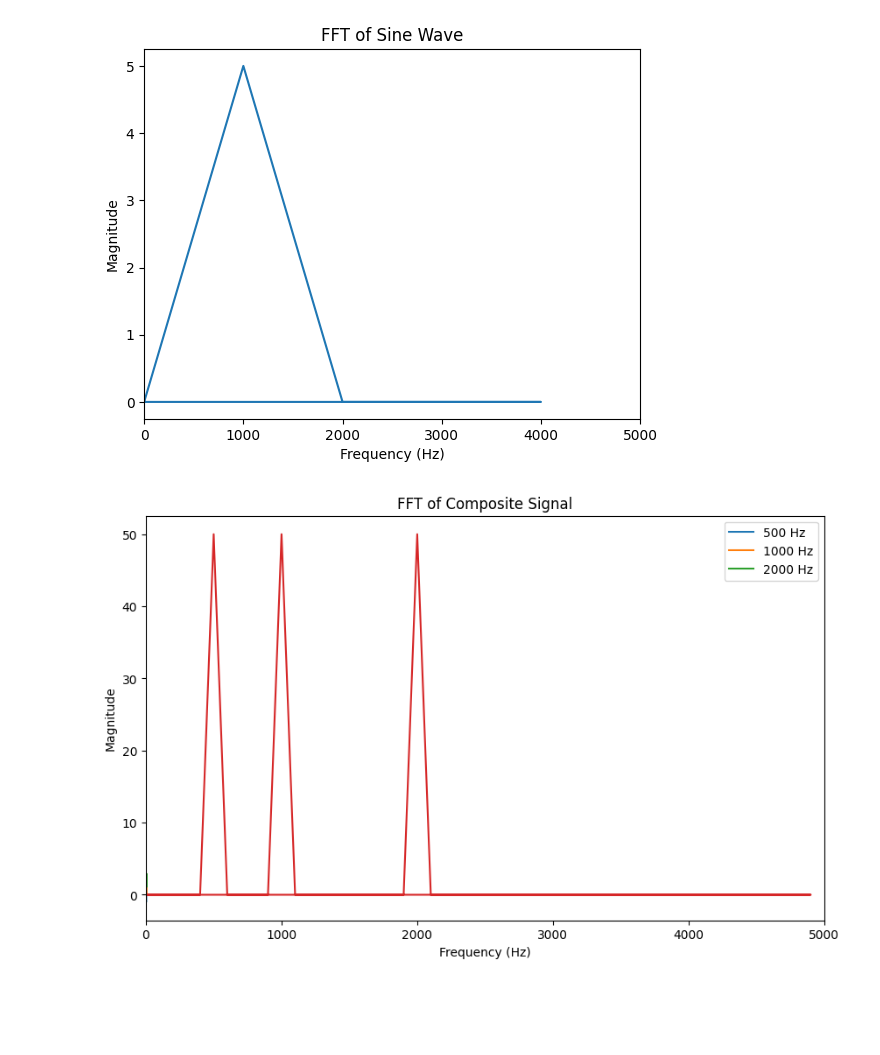
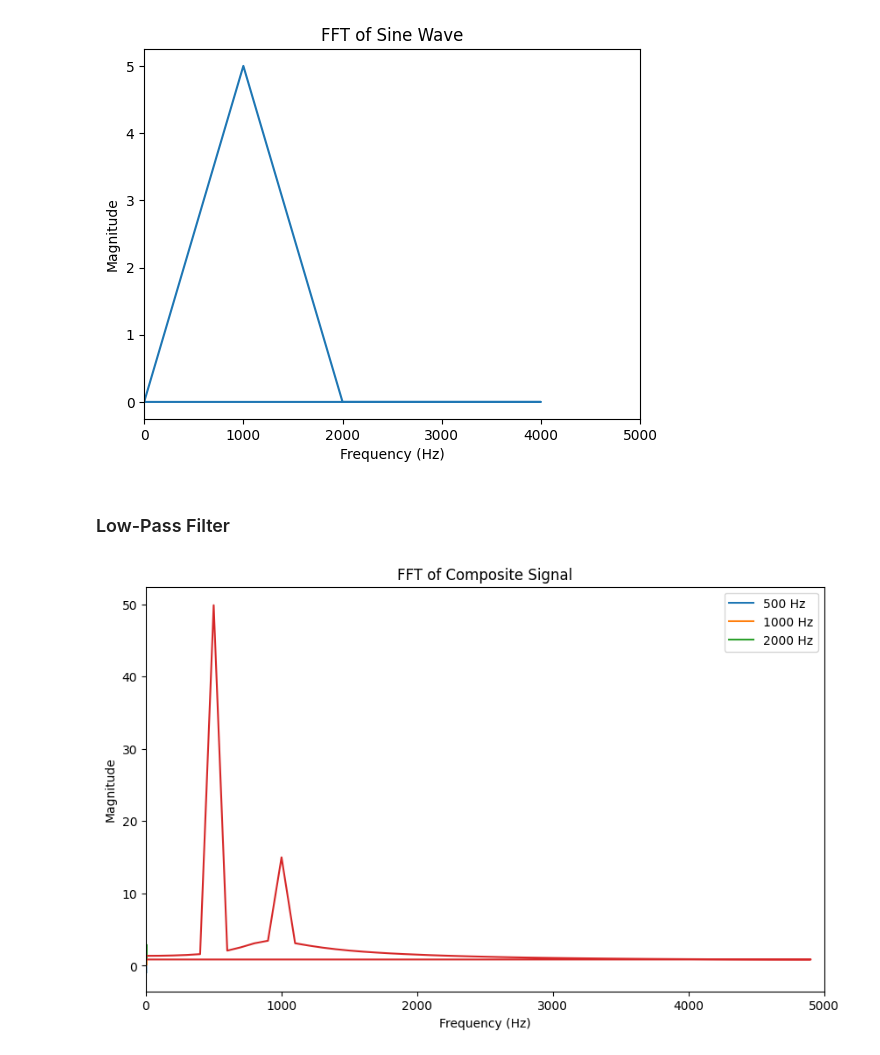
Before and after one commit to lohith-pras/python-scipy-tutorials, a Jupyter notebook: dsp_scipy.ipynb, the cells around one changed output. Drawn from its saved outputs; the diff is of its cells as text; code cells hidden in the pictures; blank space fills up the shorter version.

```diff
--- a/dsp_scipy.ipynb
+++ b/dsp_scipy.ipynb
@@ -51,34 +54,46 @@ plt.show()
 Number of samples: 10
 [figure]
 [figure]
+# %% [markdown]
+### Low-Pass Filter
 # %%
+from scipy.signal import butter, filtfilt
+
+
+def apply_low_pass(signal, cutoff, fs, order=5):
+    b, a = butter(order, cutoff / (fs / 2), btype="low")
+    return filtfilt(b, a, signal)
+
+
 # Create a list of 3 sine waves of different frequencies
 frequencies = [500, 1000, 2000]
 sine_waves = []
 sampling_rate = 10000
 t = np.arange(0, 0.01, 1 / sampling_rate)
 for freq in frequencies:
     sine_wave = np.sin(2 * np.pi * freq * t)
     sine_waves.append(sine_wave)
 # Plot the sine waves
 plt.figure(figsize=(10, 6))
 for i, sine_wave in enumerate(sine_waves):
     plt.plot(t, sine_wave + i, label=f"{frequencies[i]} Hz")
 plt.xlabel("Time (s)")
 plt.ylabel("Amplitude")
 plt.title("Sine Waves of Different Frequencies")
 plt.legend()
 # plt.show()
 composite_signal = np.sum(sine_waves, axis=0)
+composite = sum(sine_waves)  # or np.sum(sine_waves, axis=0)
+filtered_composite = apply_low_pass(composite, cutoff=900, fs=sampling_rate)
 # Calculate fft of composite signal
-fft_composite = np.fft.fft(composite_signal)
-frequencies_composite = np.fft.fftfreq(len(composite_signal), 1 / sampling_rate)
+fft_composite = np.fft.fft(filtered_composite)
+frequencies_composite = np.fft.fftfreq(len(filtered_composite), 1 / sampling_rate)
 # Plot the magnitude of the FFT result for composite signal
 plt.plot(frequencies_composite, np.abs(fft_composite))
 plt.xlabel("Frequency (Hz)")
 plt.ylabel("Magnitude")
 plt.title("FFT of Composite Signal")
 plt.xlim(0, 5000)  # Limit x-axis to 5k
 plt.show()
 # %% [output]
-[figure, old version]
+[figure, new version]
```
Also changed, not shown: parts of 5 cells of this notebook, 4 other files.
